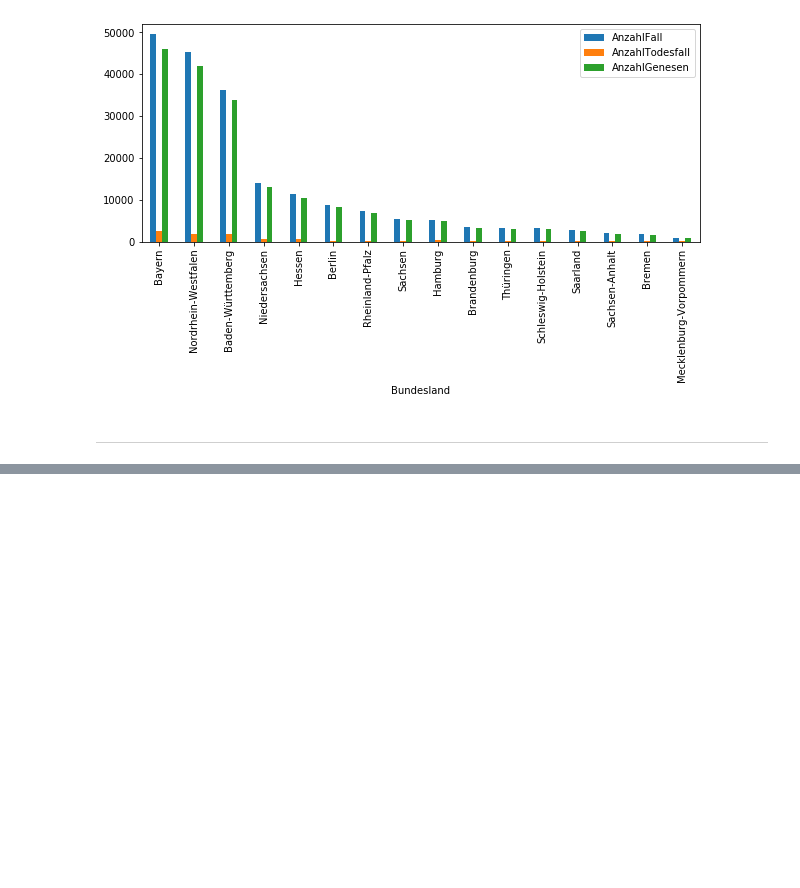
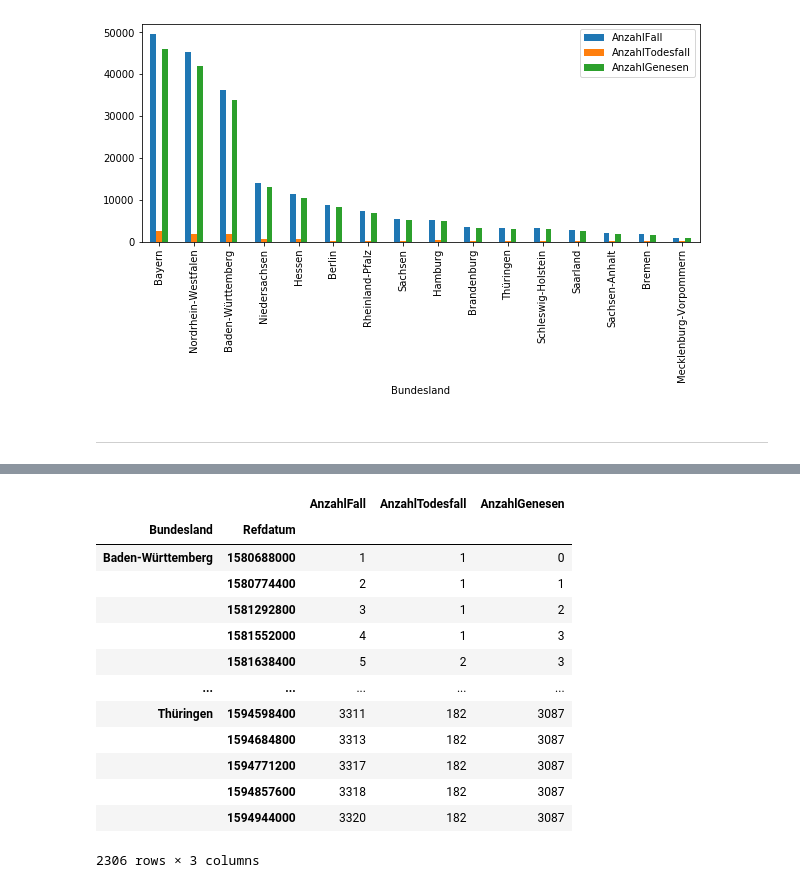
Before and after one commit to leoschur/InfVis_Projektarbeit, a Jupyter notebook: notebooks/data_request.ipynb, the cells around one changed output, grey strips where cells are left out. Drawn from its saved outputs; the diff is of its cells as text; code cells hidden in the pictures; blank space fills up the shorter version.

```diff
--- a/notebooks/data_request.ipynb
+++ b/notebooks/data_request.ipynb
@@ -327,0 +303,18 @@ a.drop('')
+# %%
+dfx_slim_cum = dfx_slim.groupby(['Bundesland', 'Refdatum']).sum().groupby(level=[0]).cumsum()
+dfx_slim_cum
+# %% [output]
+|  |  | AnzahlFall | AnzahlTodesfall | AnzahlGenesen |
+| Bundesland | Refdatum |  |  |  |
+| Baden-Württemberg | 1580688000 | 1 | 1 | 0 |
+|  | 1580774400 | 2 | 1 | 1 |
+|  | 1581292800 | 3 | 1 | 2 |
+|  | 1581552000 | 4 | 1 | 3 |
+|  | 1581638400 | 5 | 2 | 3 |
+| ... | ... | ... | ... | ... |
+| Thüringen | 1594598400 | 3311 | 182 | 3087 |
+|  | 1594684800 | 3313 | 182 | 3087 |
+|  | 1594771200 | 3317 | 182 | 3087 |
+|  | 1594857600 | 3318 | 182 | 3087 |
+|  | 1594944000 | 3320 | 182 | 3087 |
+2306 rows × 3 columns
```
Also changed, not shown: parts of 22 cells of this notebook.
